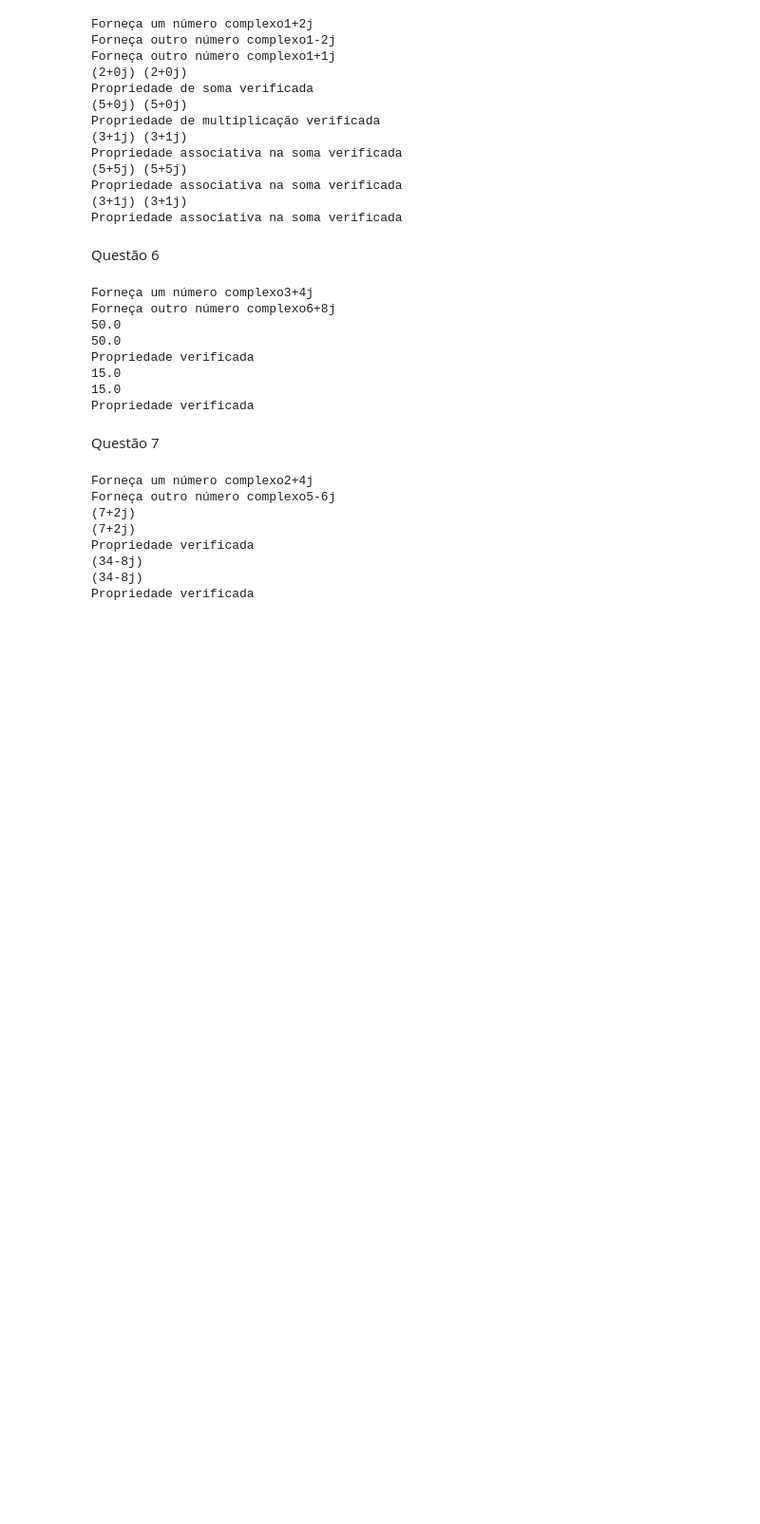
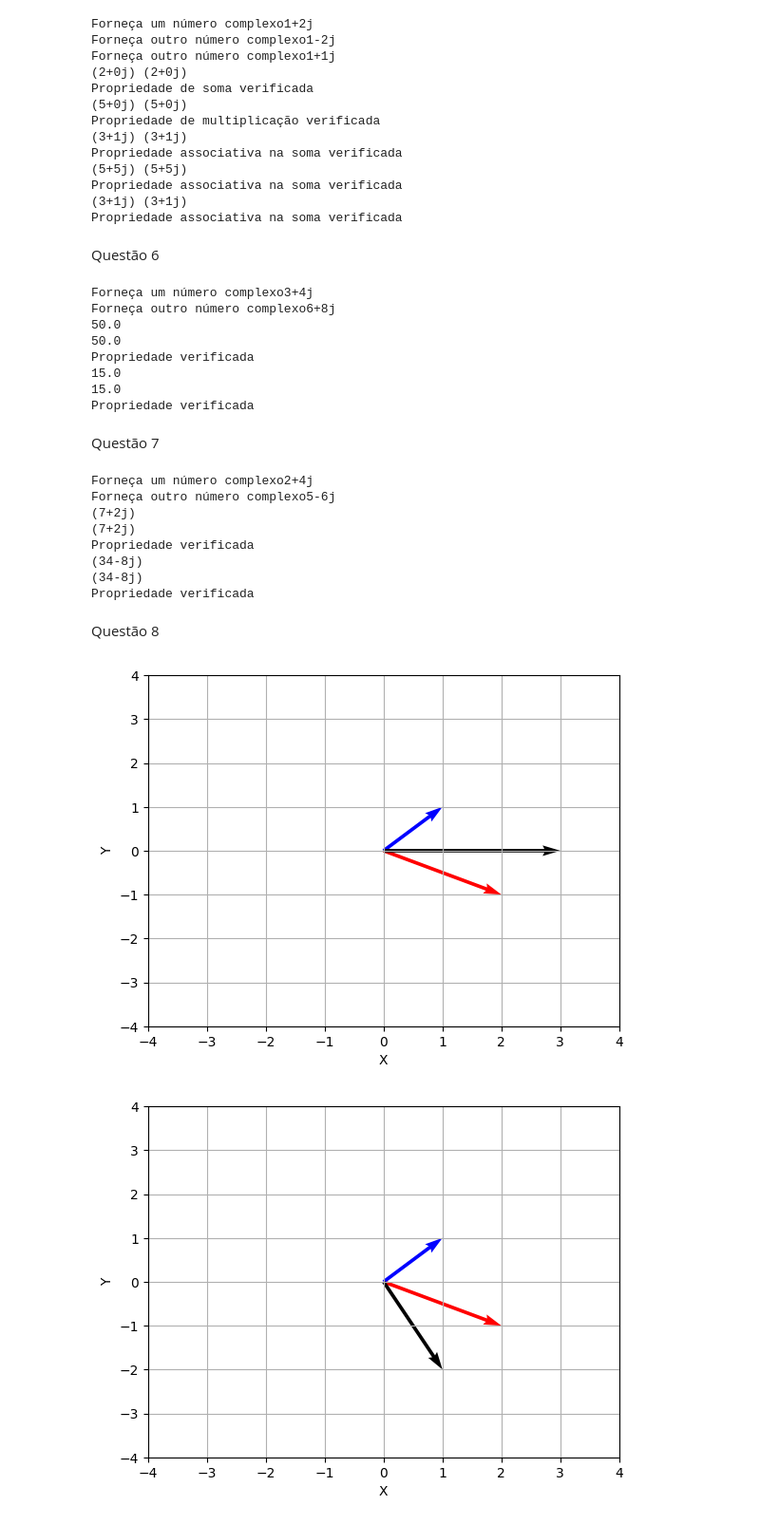
Before and after one commit to MilenaCaruba/ProgQuant, a Jupyter notebook: Untitled6.ipynb, the cells around one changed output. Shown at 95% size. Saved outputs shown, nothing was run; the diff lists cells and outputs as text; code cells hidden in the pictures; blank space fills up the shorter version.

```diff
--- a/Untitled6.ipynb
+++ b/Untitled6.ipynb
@@ -139,3 +139,37 @@ Propriedade verificada
 (34-8j)
 (34-8j)
 Propriedade verificada
+# %% [markdown]
+Questão 8
+# %%
+import numpy as np
+import matplotlib.pyplot as fig
+origem=[0,0]
+vetor1=[2,-1]
+vetor2=[1,1]
+
+#item a
+fig.xlim([-4,4])
+fig.ylim([-4,4])
+fig.xlabel('X')
+fig.ylabel('Y')
+fig.grid()
+fig.quiver(origem[0], origem[1], vetor1[0], vetor1[1], angles='xy', scale_units='xy', scale=1, color='red')
+fig.quiver(origem[0], origem[1], vetor2[0], vetor2[1], angles='xy', scale_units='xy', scale=1, color='blue')
+fig.quiver(origem[0], origem[1], vetor1[0]+vetor2[0], vetor1[1]+ vetor2[1], angles='xy', scale_units='xy', scale=1)
+fig.show()
+
+
+#item b
+fig.xlim([-4,4])
+fig.ylim([-4,4])
+fig.xlabel('X')
+fig.ylabel('Y')
+fig.grid()
+fig.quiver(origem[0], origem[1], vetor1[0], vetor1[1], angles='xy', scale_units='xy', scale=1, color='red')
+fig.quiver(origem[0], origem[1], vetor2[0], vetor2[1], angles='xy', scale_units='xy', scale=1, color='blue')
+fig.quiver(origem[0], origem[1], vetor1[0]-vetor2[0], vetor1[1]- vetor2[1], angles='xy', scale_units='xy', scale=1)
+fig.show()
+# %% [output]
+[figure, added]
+[figure, added]
```
Also changed, not shown: parts of 23 cells of this notebook.
